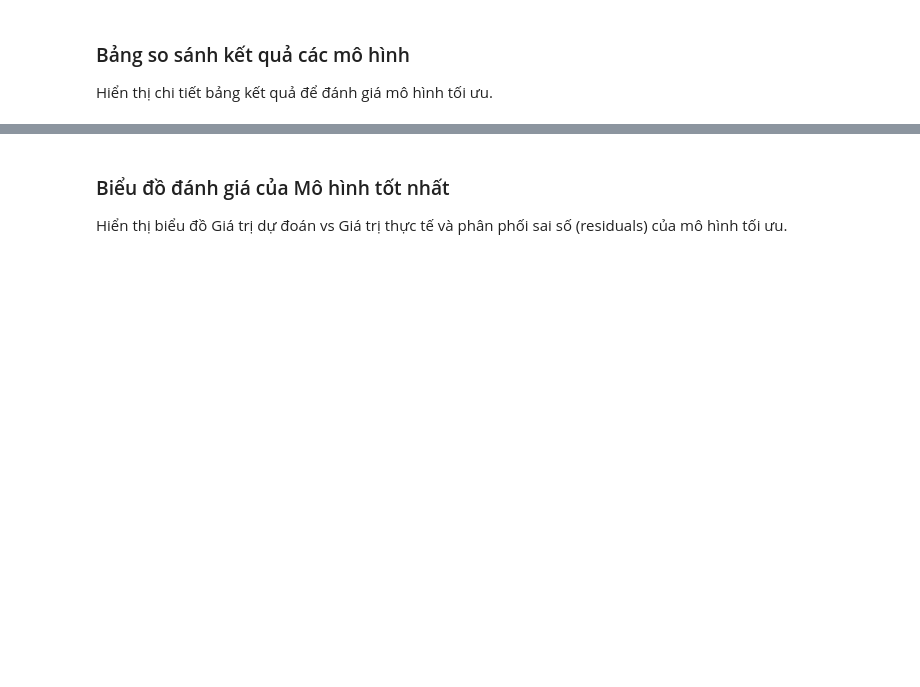
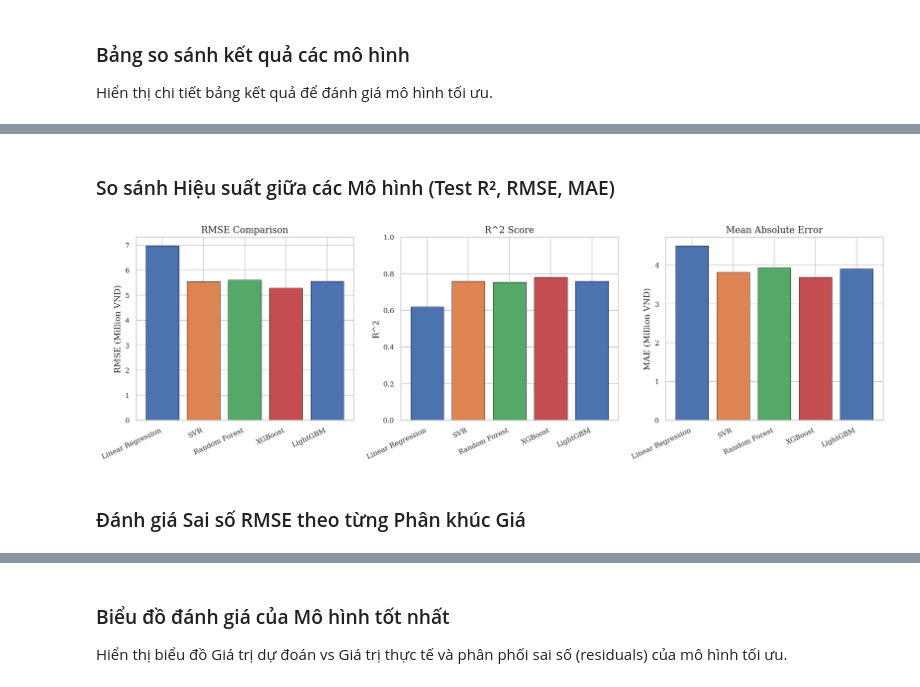
Before and after one commit to ElysiaTheElysier/DSR, a Jupyter notebook: notebooks/two_wheelers_analysis.ipynb, the cells around one changed output, grey strips where cells are left out. Drawn from its saved outputs; the diff is of its cells as text; code cells hidden in the pictures; blank space fills up the shorter version.

```diff
--- a/notebooks/two_wheelers_analysis.ipynb
+++ b/notebooks/two_wheelers_analysis.ipynb
@@ -98,0 +265,42 @@ display(metrics_df.sort_values(by="Test R2", ascending=False))
+# %% [markdown]
+### So sánh Hiệu suất giữa các Mô hình (Test R², RMSE, MAE)
+# %%
+display_df = metrics_df.copy()
+display_df["rmse_M"] = display_df["Test RMSE (VND)"] / 1e6
+display_df["mae_M"] = display_df["Test MAE (VND)"] / 1e6
+display_df["r2"] = display_df["Test R2"]
+
+fig, axes = plt.subplots(1, 3, figsize=(16, 5))
+models = display_df["Model"].values
+x = np.arange(len(models))
+colors_bar = PALETTE[:len(models)]
+
+# RMSE
+axes[0].bar(x, display_df["rmse_M"].values, color=colors_bar, edgecolor="black", linewidth=0.5)
+axes[0].set_xticks(x)
+axes[0].set_xticklabels([m.replace("_", " ") for m in models], rotation=25, ha="right")
+axes[0].set_ylabel("RMSE (Million VND)")
+axes[0].set_title("RMSE Comparison")
+
+# R2
+axes[1].bar(x, display_df["r2"].values, color=colors_bar, edgecolor="black", linewidth=0.5)
+axes[1].set_xticks(x)
+axes[1].set_xticklabels([m.replace("_", " ") for m in models], rotation=25, ha="right")
+axes[1].set_ylabel("R^2")
+axes[1].set_title("R^2 Score")
+axes[1].set_ylim(0, 1)
+
+# MAE
+axes[2].bar(x, display_df["mae_M"].values, color=colors_bar, edgecolor="black", linewidth=0.5)
+axes[2].set_xticks(x)
+axes[2].set_xticklabels([m.replace("_", " ") for m in models], rotation=25, ha="right")
+axes[2].set_ylabel("MAE (Million VND)")
+axes[2].set_title("Mean Absolute Error")
+
+plt.tight_layout()
+plt.savefig(REPORTS_DIR / "model_comparison_metrics.pdf", bbox_inches="tight")
+plt.show()
+# %% [output]
+[figure, added]
+# %% [markdown]
+### Đánh giá Sai số RMSE theo từng Phân khúc Giá
```
Also changed, not shown: parts of 20 cells of this notebook, 21 other files.
